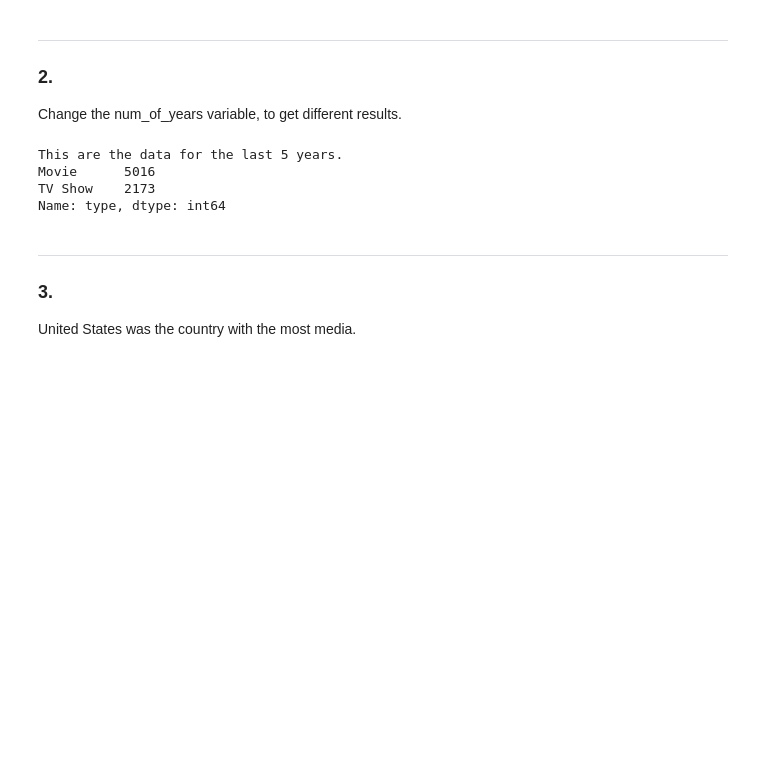
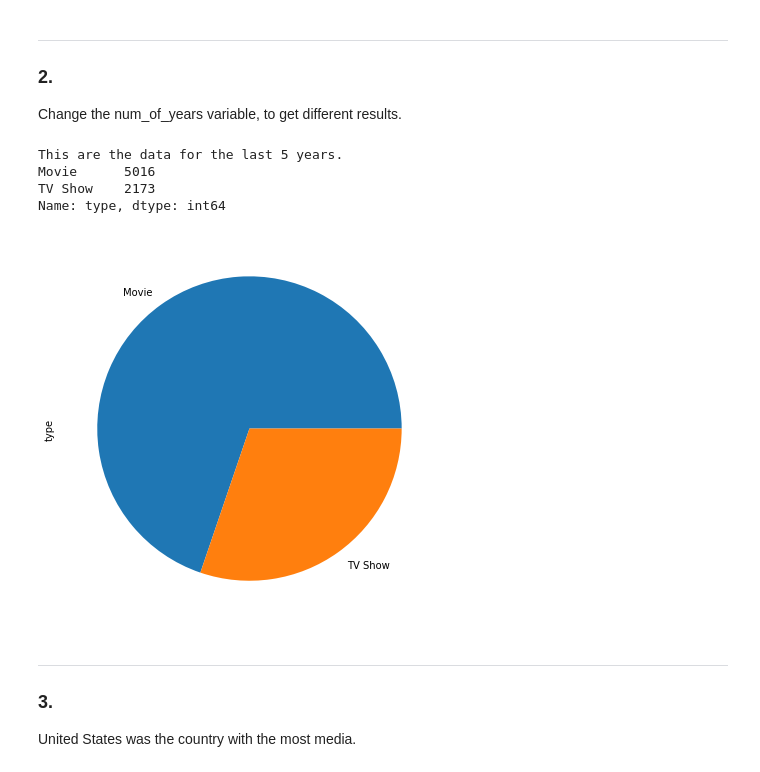
Before and after one commit to Uni-2018-n/tede_1, a Jupyter notebook: main.ipynb, the cells around one changed output. Drawn from its saved outputs; the diff is of its cells as text; code cells hidden in the pictures; blank space fills up the shorter version.

```diff
--- a/main.ipynb
+++ b/main.ipynb
@@ -62,25 +62,28 @@ Change the num_of_years variable, to get different results.
 # %%
 def ex_2():
     from datetime import date
 
     # Change this to show a the results from a different number of years.
     num_of_years = 5
     min_release_year = date.today().year - num_of_years
 
     # We DatetimeIndex extracts the year from the date.
     latest_media_netflix = netflix[pd.DatetimeIndex(netflix['date_added']).year > min_release_year]
 
     latest_item_counts = latest_media_netflix['type'].value_counts()
 
     print("This are the data for the last", num_of_years, "years.")
     print(latest_item_counts)
 
+    latest_item_counts.plot(kind='pie')
+
 ex_2()
 # %% [output]
 This are the data for the last 5 years.
 Movie      5016
 TV Show    2173
 Name: type, dtype: int64
+[figure, added]
 # %% [markdown]
 ---
 ### 3.
```
Also changed, not shown: parts of 1 cell of this notebook.
